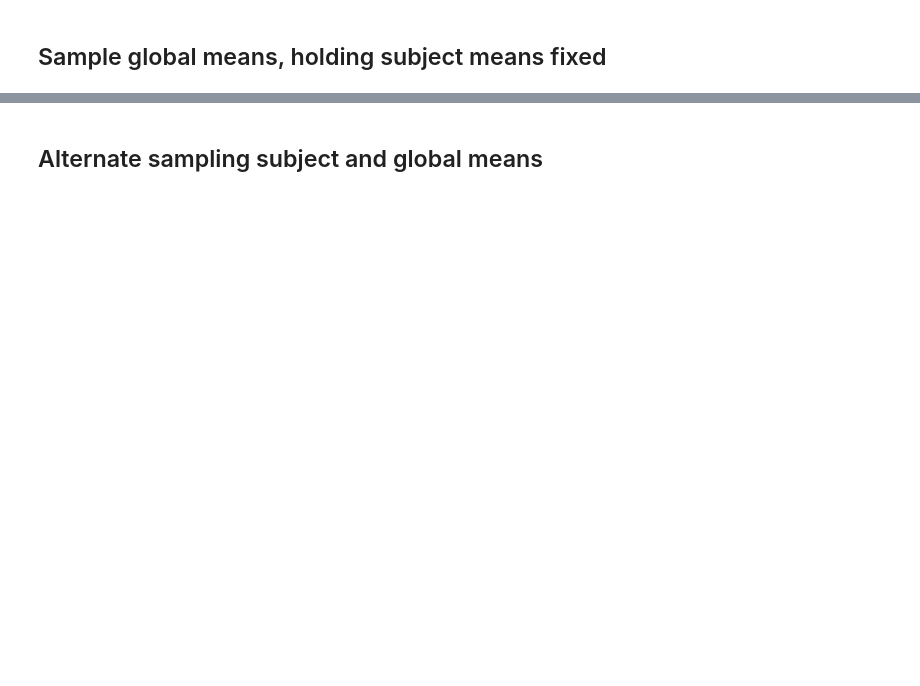
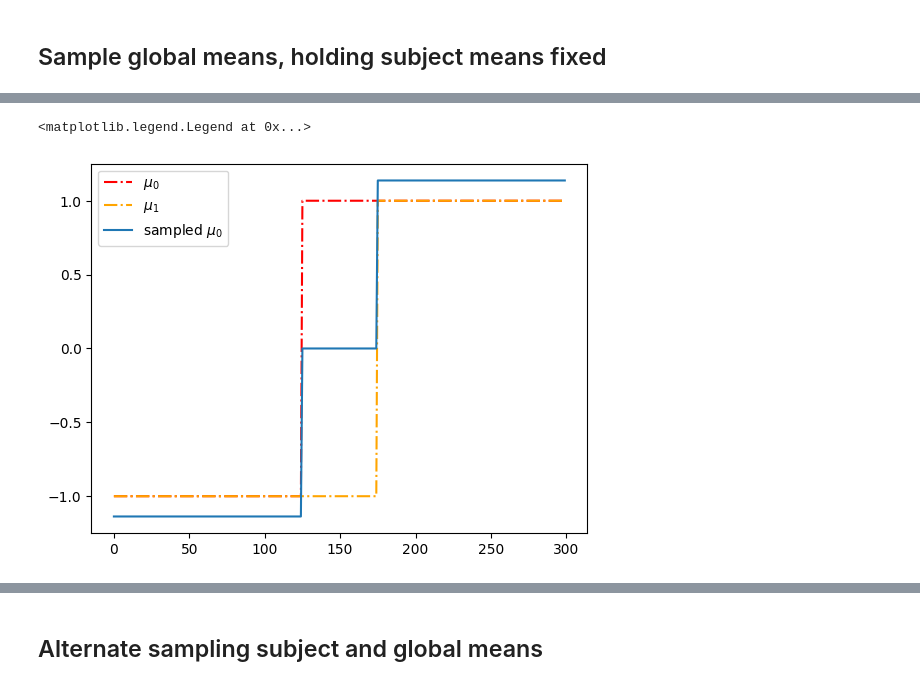
Before and after one commit to emdupre/bayes-ca, a Jupyter notebook: experiments/simulations.ipynb, the cells around one changed output, grey strips where cells are left out. Saved outputs shown, nothing was run; the diff lists cells and outputs as text; code cells hidden in the pictures; blank space fills up the shorter version.

```diff
--- a/experiments/simulations.ipynb
+++ b/experiments/simulations.ipynb
@@ -298 +217,12 @@ loss : -1251.433
+# %%
+fig = plt.figure()
+ax = plt.subplot(111)
+
+ax.plot(true_subj_means[0], ls='-.', label='$\mu_0$', c='red')
+ax.plot(true_subj_means[1], ls='-.', label='$\mu_1$', c='orange')
+ax.plot(est_global_means, label='sampled $\mu_0$')
+plt.legend()
+# %% [output]
+<matplotlib.legend.Legend at 0x...>
+[figure, added]
 # %%
```
Also changed, not shown: parts of 50 cells of this notebook, 2 other files.
